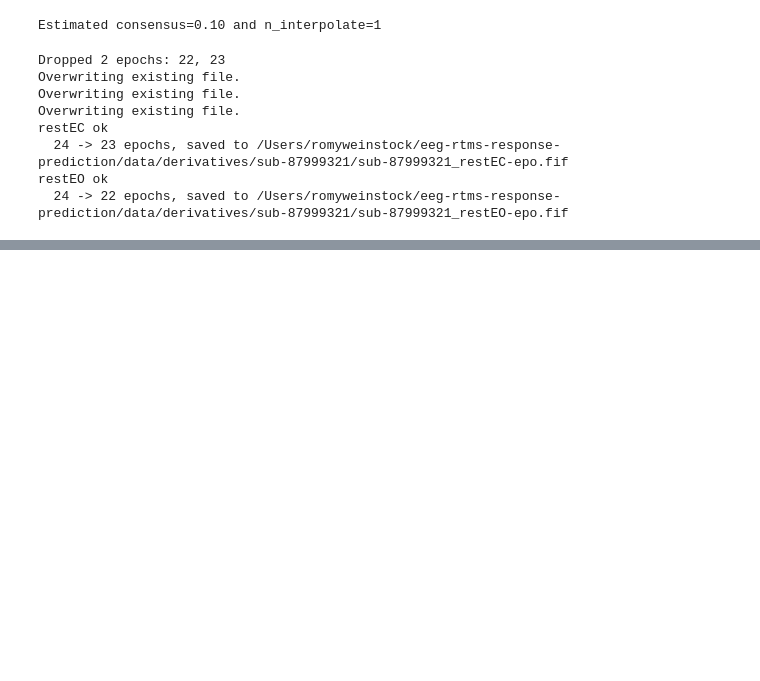
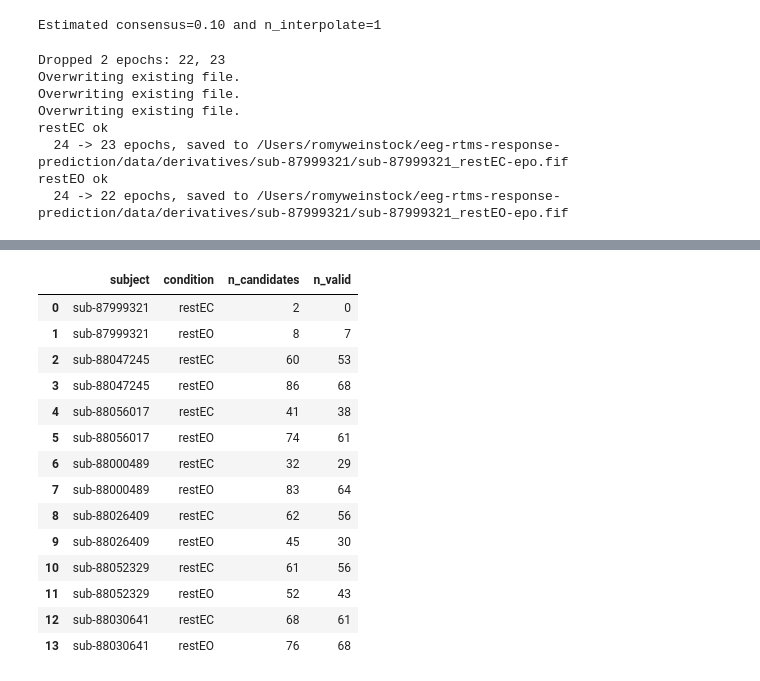
Before and after one commit to romy-weinstock/eeg-rtms-response-prediction, a Jupyter notebook: notebooks/03_batch_test.ipynb, the cells around one changed output, grey strips where cells are left out. Cells and saved outputs as stored; diff of their text form; code cells hidden in the pictures; blank space fills up the shorter version.

```diff
--- a/notebooks/03_batch_test.ipynb
+++ b/notebooks/03_batch_test.ipynb
@@ -227,7 +227,7 @@ Index: []
 epochs = epoch_raw(raw, epoch_duration=5.0)
 print(len(epochs))
 
-epochs_clean, reject_log = run_autoreject(epochs)
+epochs_clean, reject_log, qc_info = run_autoreject(epochs)
 print(f"{len(epochs)} epochs -> {len(epochs_clean)} retained")
 # %% [output]
 Not setting metadata
@@ -311,0 +580,5 @@ restEO ok
+# %%
+for sid in ['sub-88030641', 'sub-88000489']:
+    result = preprocess_subject(sid, data_dir, autoreject_cv=5)
+    for condition, r in result.items():
+        print(f"{sid} {condition}: {r['n_epochs_before']} -> {r['n_epochs_after']}")
@@ -311,0 +951,4 @@ restEO ok
+# %%
+result = preprocess_subject('sub-88030641', data_dir)
+for condition, r in result.items():
+    print(condition, r['autoreject_consensus'], r['autoreject_n_interpolate'], r['autoreject_extreme'])
@@ -311,0 +1006,28 @@ restEO ok
+# %%
+heog_check_subjects = [
+    'sub-87999321',  # pilot
+    'sub-88047245', 'sub-88056017', 'sub-88000489',
+    'sub-88026409', 'sub-88052329', 'sub-88030641'
+]
+
+heog_summary = []
+for sid in heog_check_subjects:
+    for condition in ['restEC', 'restEO']:
+        raw = load_and_prepare_raw(sid, condition, data_dir)
+        raw = bipolarEOG(raw)
+        raw = demean(raw)
+        raw = apply_filters(raw)
+        heog_data = raw.get_data(picks=['HEOG'])[0]
+        Fs = raw.info['sfreq']
+        segs = detect_artefact_segments(heog_data, Fs)
+        valid_amp, _ = amplitude_guard(heog_data, segs, threshold=1000)
+        valid_dur, _ = duration_guard(valid_amp, Fs, blink_duration_threshold=100)
+        heog_summary.append({
+            'subject': sid, 'condition': condition,
+            'n_candidates': len(segs), 'n_valid': len(valid_dur)
+        })
+
+heog_df = pd.DataFrame(heog_summary)
+print(heog_df.to_string(index=False))
+print()
+print("Any subject/condition with valid HEOG segments:", (heog_df['n_valid'] > 0).any())
@@ -311,0 +1052,18 @@ restEO ok
+# %%
+heog_df
+# %% [output]
+|  | subject | condition | n_candidates | n_valid |
+| 0 | sub-87999321 | restEC | 2 | 0 |
+| 1 | sub-87999321 | restEO | 8 | 7 |
+| 2 | sub-88047245 | restEC | 60 | 53 |
+| 3 | sub-88047245 | restEO | 86 | 68 |
+| 4 | sub-88056017 | restEC | 41 | 38 |
+| 5 | sub-88056017 | restEO | 74 | 61 |
+| 6 | sub-88000489 | restEC | 32 | 29 |
+| 7 | sub-88000489 | restEO | 83 | 64 |
+| 8 | sub-88026409 | restEC | 62 | 56 |
+| 9 | sub-88026409 | restEO | 45 | 30 |
+| 10 | sub-88052329 | restEC | 61 | 56 |
+| 11 | sub-88052329 | restEO | 52 | 43 |
+| 12 | sub-88030641 | restEC | 68 | 61 |
+| 13 | sub-88030641 | restEO | 76 | 68 |
```
Also changed, not shown: parts of 23 cells of this notebook, 3 other files.
